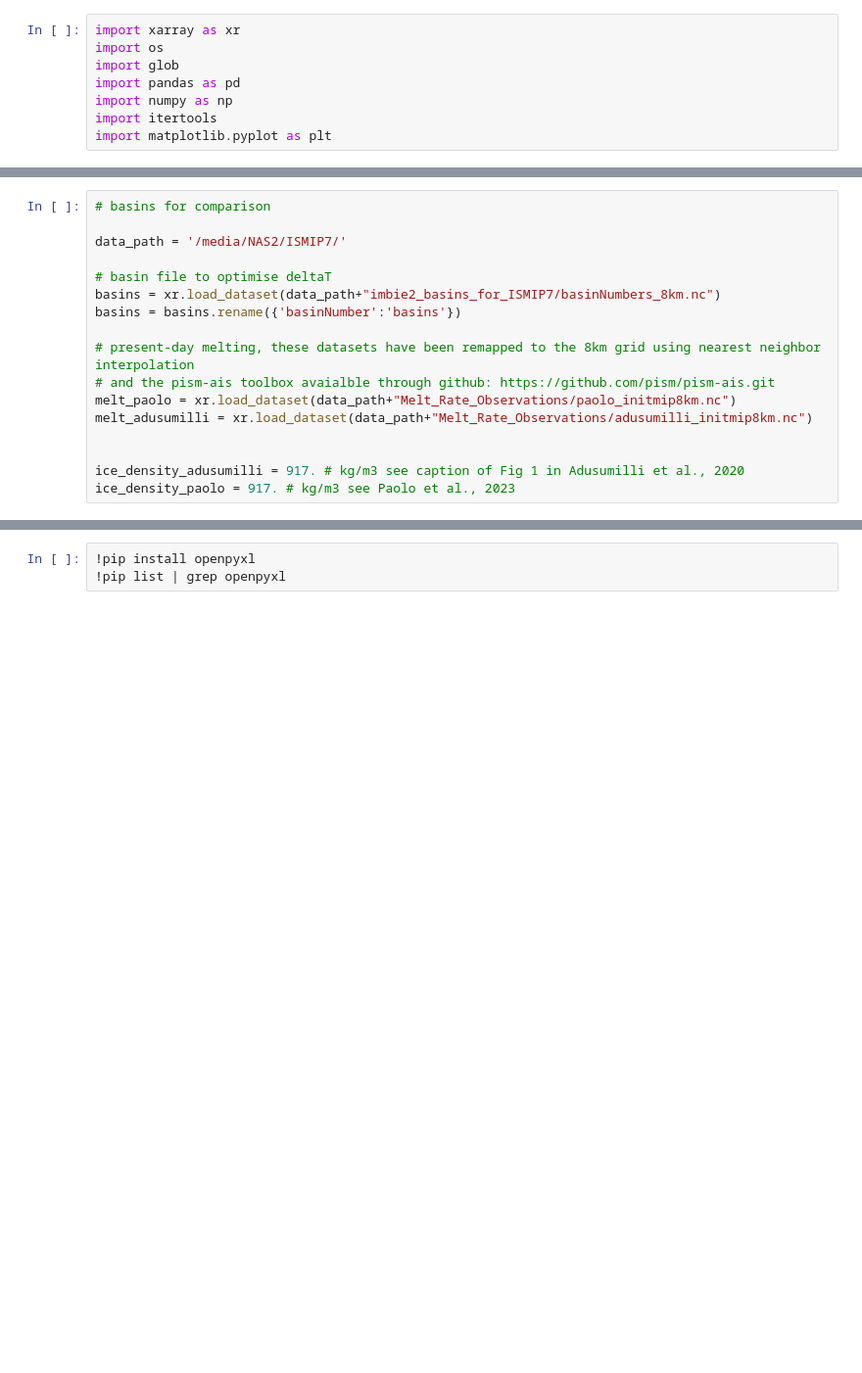
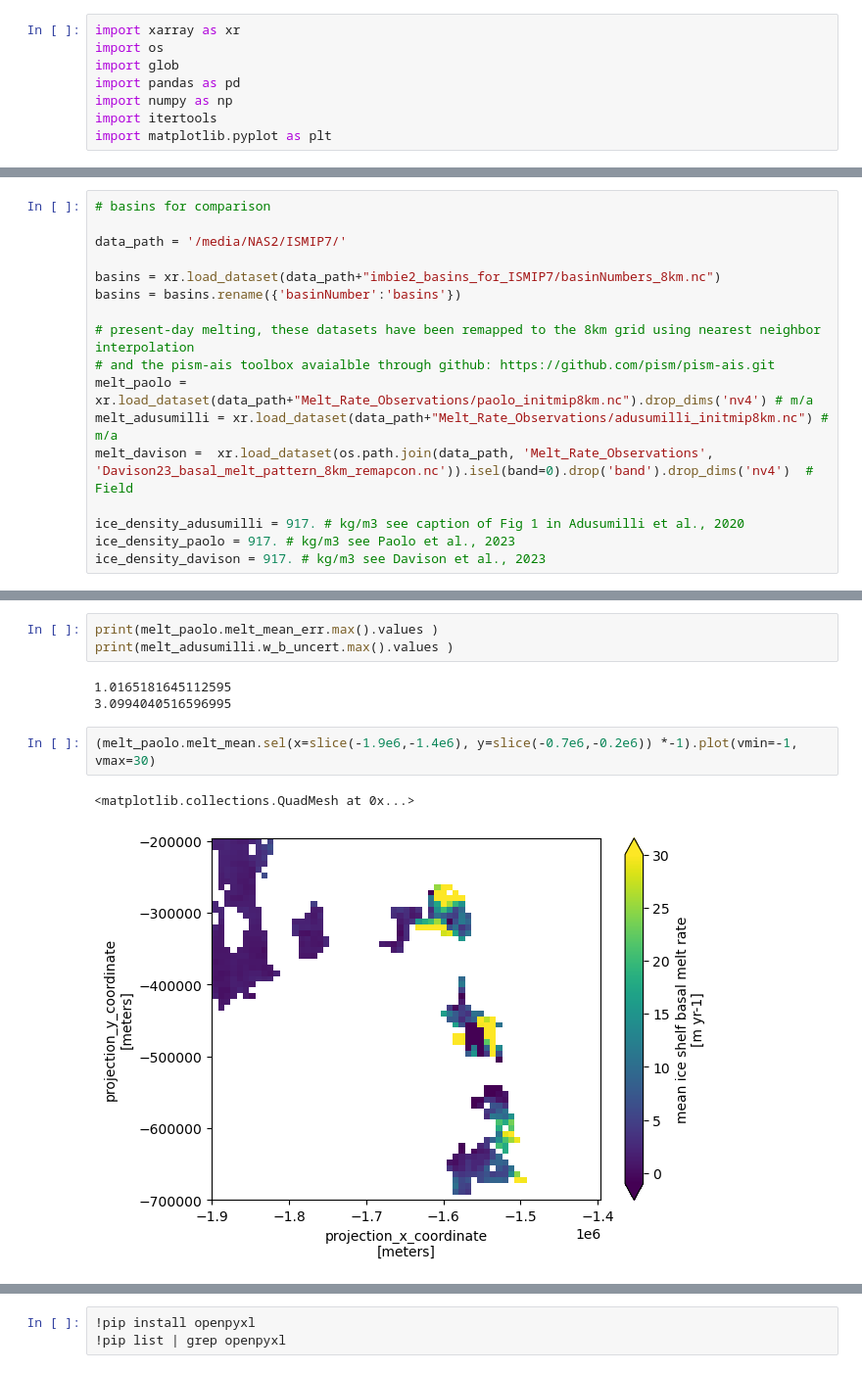
Before and after one commit to ismip/ismip7-antarctic-ocean-forcing, a Jupyter notebook: parameterisations/process_data/combine_melt_dataset_with_uncertainties.ipynb, the cells around one changed output, grey strips where cells are left out. Shown at 98% size. Drawn from its saved outputs; the diff is of its cells as text; blank space fills up the shorter version.

Commit message:
Update present day melt rate targets for term 1 and 2 to encompass Davison et al. 2023, Paolo et al., 2023, and Adusumilli et al., 2020

```diff
--- a/parameterisations/process_data/combine_melt_dataset_with_uncertainties.ipynb
+++ b/parameterisations/process_data/combine_melt_dataset_with_uncertainties.ipynb
@@ -20,17 +16,0 @@ import matplotlib.pyplot as plt
-# %%
-# basins for comparison
-
-data_path = '/media/NAS2/ISMIP7/'
-
-# basin file to optimise deltaT
-basins = xr.load_dataset(data_path+"imbie2_basins_for_ISMIP7/basinNumbers_8km.nc")
-basins = basins.rename({'basinNumber':'basins'})
-
-# present-day melting, these datasets have been remapped to the 8km grid using nearest neighbor interpolation
-# and the pism-ais toolbox avaialble through github: https://github.com/pism/pism-ais.git
-melt_paolo = xr.load_dataset(data_path+"Melt_Rate_Observations/paolo_initmip8km.nc")
-melt_adusumilli = xr.load_dataset(data_path+"Melt_Rate_Observations/adusumilli_initmip8km.nc")
-
-
-ice_density_adusumilli = 917. # kg/m3 see caption of Fig 1 in Adusumilli et al., 2020
-ice_density_paolo = 917. # kg/m3 see Paolo et al., 2023
@@ -52,0 +19,17 @@ melt_data.to_netcdf(data_path+'/share_with_modellers/parameterisations/melt_paol
+# %%
+# basins for comparison
+
+data_path = '/media/NAS2/ISMIP7/'
+
+basins = xr.load_dataset(data_path+"imbie2_basins_for_ISMIP7/basinNumbers_8km.nc")
+basins = basins.rename({'basinNumber':'basins'})
+
+# present-day melting, these datasets have been remapped to the 8km grid using nearest neighbor interpolation
+# and the pism-ais toolbox avaialble through github: https://github.com/pism/pism-ais.git
+melt_paolo = xr.load_dataset(data_path+"Melt_Rate_Observations/paolo_initmip8km.nc").drop_dims('nv4') # m/a
+melt_adusumilli = xr.load_dataset(data_path+"Melt_Rate_Observations/adusumilli_initmip8km.nc") # m/a
+melt_davison =  xr.load_dataset(os.path.join(data_path, 'Melt_Rate_Observations', 'Davison23_basal_melt_pattern_8km_remapcon.nc')).isel(band=0).drop('band').drop_dims('nv4')  # Field
+
+ice_density_adusumilli = 917. # kg/m3 see caption of Fig 1 in Adusumilli et al., 2020
+ice_density_paolo = 917. # kg/m3 see Paolo et al., 2023
+ice_density_davison = 917. # kg/m3 see Davison et al., 2023
@@ -52,0 +50,11 @@ melt_data.to_netcdf(data_path+'/share_with_modellers/parameterisations/melt_paol
+# %%
+print(melt_paolo.melt_mean_err.max().values )
+print(melt_adusumilli.w_b_uncert.max().values )
+# %% [output]
+1.0165181645112595
+3.0994040516596995
+# %%
+(melt_paolo.melt_mean.sel(x=slice(-1.9e6,-1.4e6), y=slice(-0.7e6,-0.2e6)) *-1).plot(vmin=-1, vmax=30)
+# %% [output]
+<matplotlib.collections.QuadMesh at 0x...>
+[figure, added]
```
Also changed, not shown: parts of 93 cells of this notebook, 1 other file.
